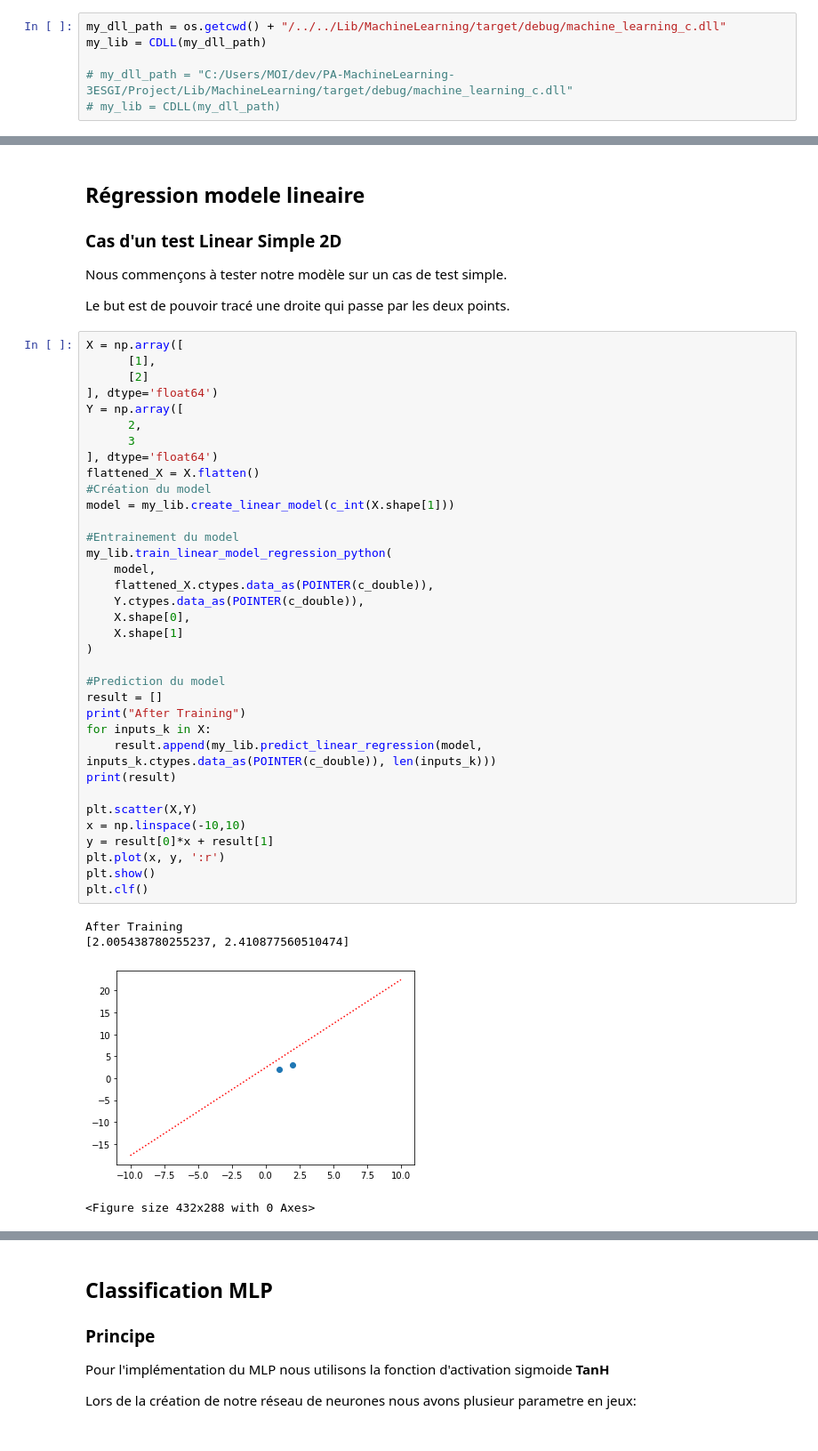
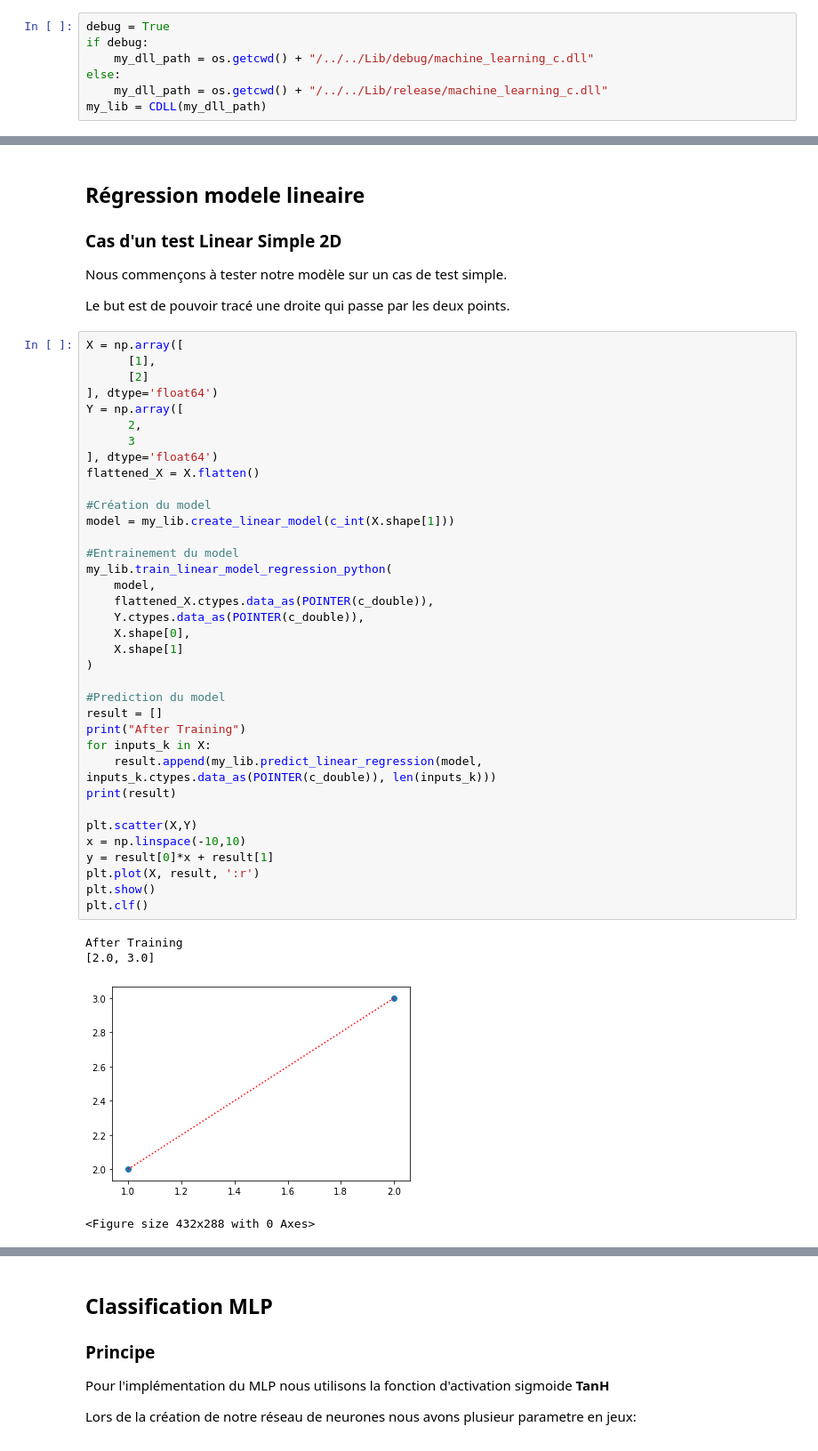
Before and after one commit to natane07/PA-MachineLearning-3ESGI, a Jupyter notebook: Project/Docs/Rapport/Rapport_3IABD.ipynb, the cells around one changed output, grey strips where cells are left out. Shown at 89% size. Cells and saved outputs as stored; diff of their text form.

Commit message:
Changement des path de la lib

```diff
--- a/Project/Docs/Rapport/Rapport_3IABD.ipynb
+++ b/Project/Docs/Rapport/Rapport_3IABD.ipynb
@@ -45,12 +45,13 @@ from os.path import isfile, join
 print(os.getcwd())
 # %% [output]
 C:\Users\MOI\dev\PA-MachineLearning-3ESGI\Project\Docs\Rapport
-# %%
-my_dll_path = os.getcwd() + "/../../Lib/MachineLearning/target/debug/machine_learning_c.dll"
-my_lib = CDLL(my_dll_path)
-
-# my_dll_path = "C:/Users/MOI/dev/PA-MachineLearning-3ESGI/Project/Lib/MachineLearning/target/debug/machine_learning_c.dll"
-# my_lib = CDLL(my_dll_path)
+# %%
+debug = True
+if debug:
+    my_dll_path = os.getcwd() + "/../../Lib/debug/machine_learning_c.dll"
+else:
+    my_dll_path = os.getcwd() + "/../../Lib/release/machine_learning_c.dll"
+my_lib = CDLL(my_dll_path)
 # %% [markdown]
 ## Modèle linéaire
 
@@ -336,36 +337,37 @@ Y = np.array([
       2,
       3
 ], dtype='float64')
 flattened_X = X.flatten()
+
 #Création du model
 model = my_lib.create_linear_model(c_int(X.shape[1]))
 
 #Entrainement du model
 my_lib.train_linear_model_regression_python(
     model,
     flattened_X.ctypes.data_as(POINTER(c_double)),
     Y.ctypes.data_as(POINTER(c_double)),
     X.shape[0],
     X.shape[1]
 )
 
 #Prediction du model
 result = []
 print("After Training")
 for inputs_k in X:
     result.append(my_lib.predict_linear_regression(model, inputs_k.ctypes.data_as(POINTER(c_double)), len(inputs_k)))
 print(result)
 
 plt.scatter(X,Y)
 x = np.linspace(-10,10)
 y = result[0]*x + result[1]
-plt.plot(x, y, ':r')
+plt.plot(X, result, ':r')
 plt.show()
 plt.clf()
 # %% [output]
 After Training
-[2.005438780255237, 2.410877560510474]
+[2.0, 3.0]
-[figure, old version]
+[figure, new version]
 <Figure size 432x288 with 0 Axes>
 # %% [markdown]
 ##### Exploitation des resultats
```
Also changed, not shown: parts of 13 cells of this notebook, 1 other file.
